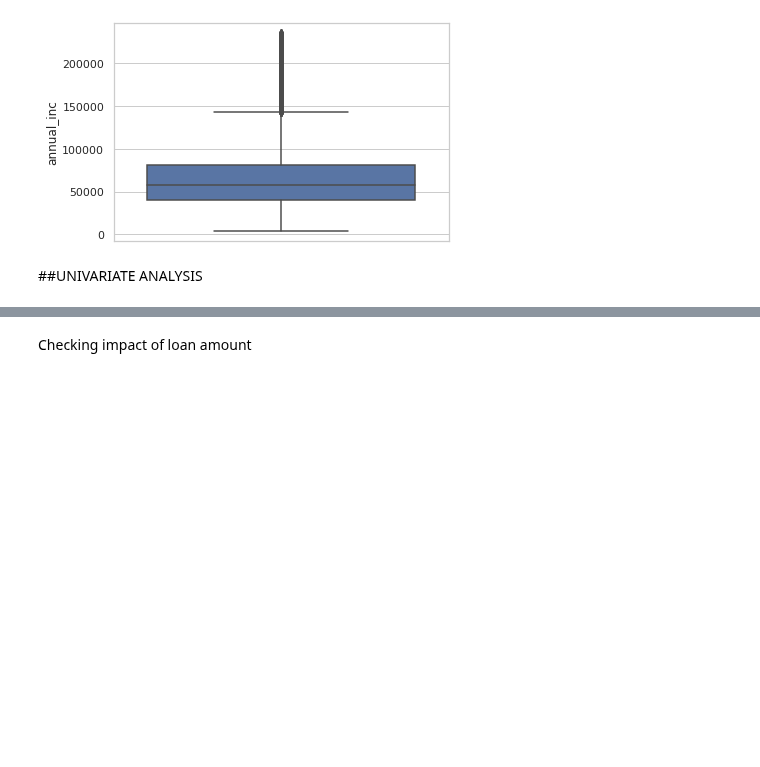
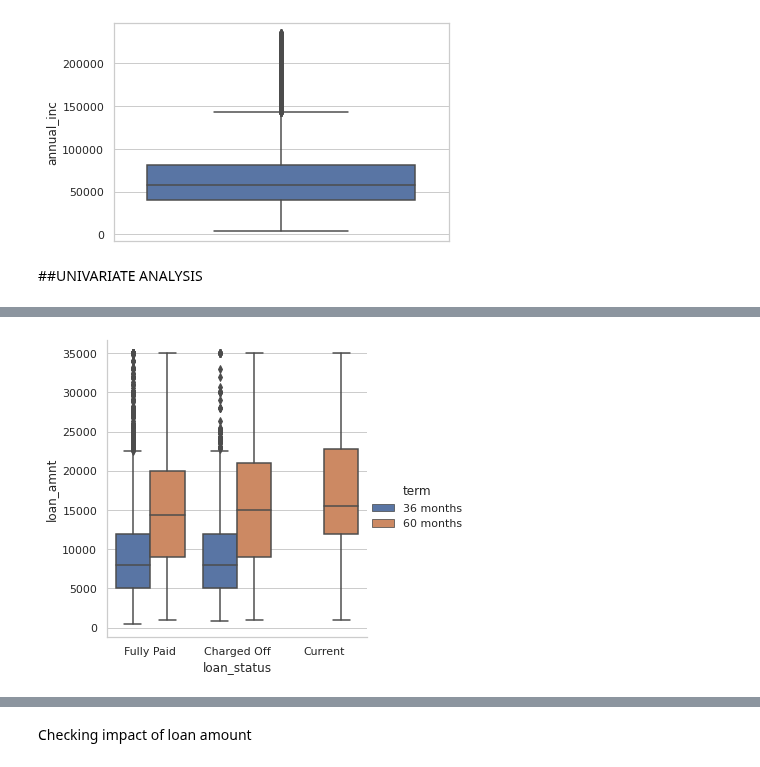
Before and after one commit to karthikmnkrishna/Loan-default-prediction, a Jupyter notebook: Loan_Case_study.ipynb, the cells around one changed output, grey strips where cells are left out. Saved outputs shown, nothing was run; the diff lists cells and outputs as text; code cells hidden in the pictures; blank space fills up the shorter version.

```diff
--- a/Loan_Case_study.ipynb
+++ b/Loan_Case_study.ipynb
@@ -265,2 +274,6 @@ df[df.term == '36 months'].loan_amnt.hist()
+# %%
+sns.catplot(x="loan_status", y="loan_amnt", hue="term", kind="box", data=df);
+# %% [output]
+[figure, added]
 # %%
 pd.crosstab(index=  [df.verification_status],columns = df.loan_status, values= df.loan_amnt , aggfunc ='count' , normalize= 'index'  )
```
Also changed, not shown: parts of 50 cells of this notebook.
